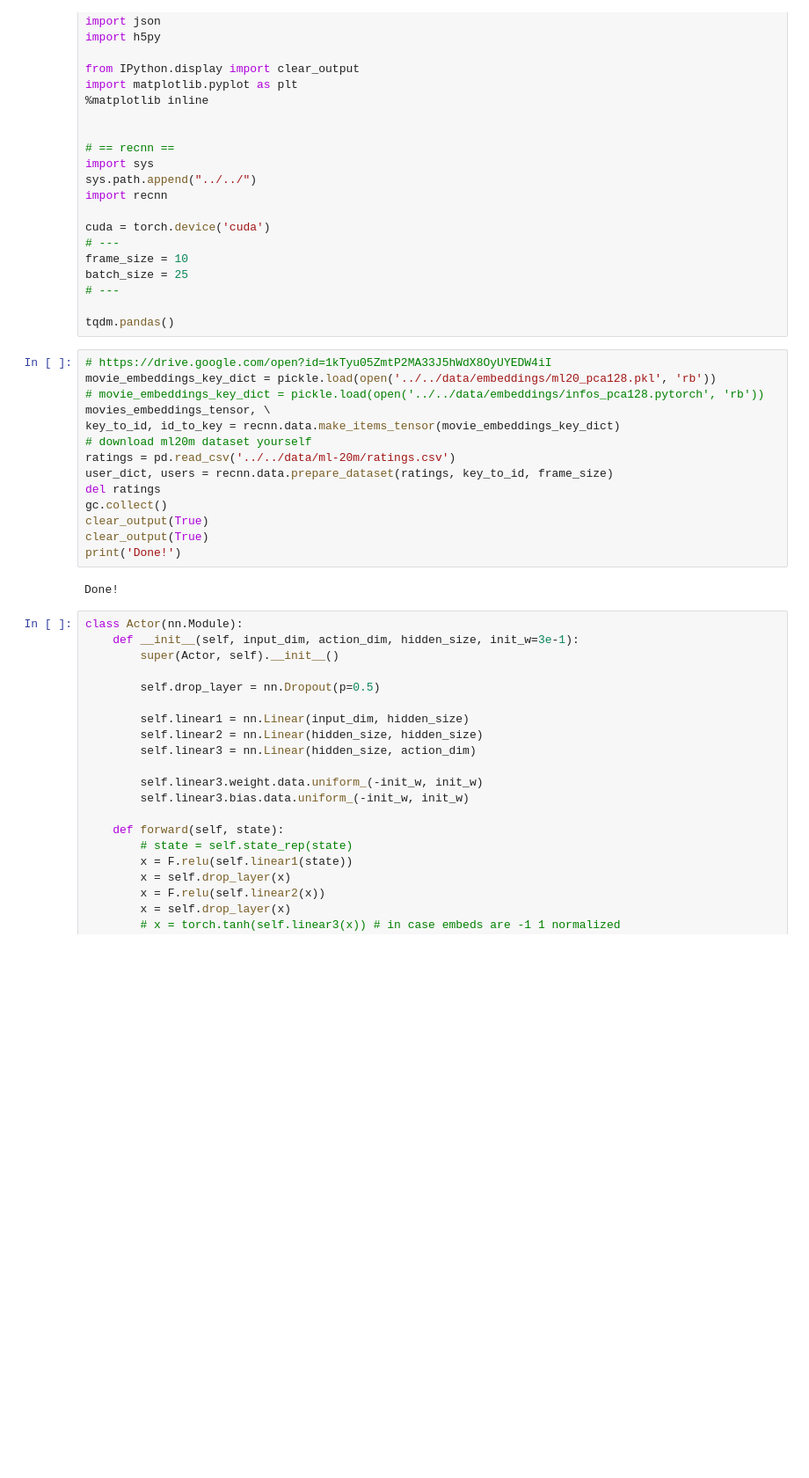
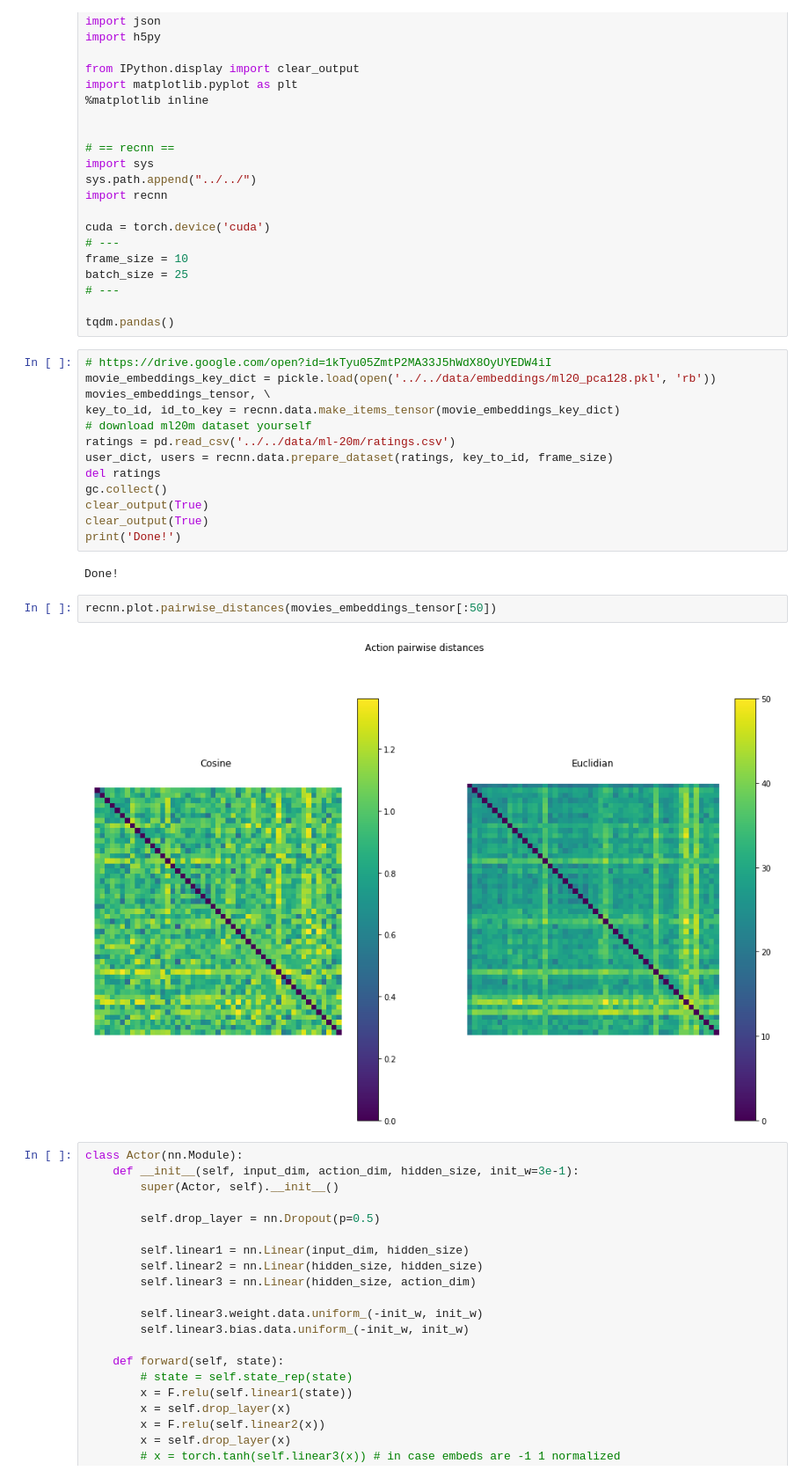
Before and after one commit to awarebayes/RecNN, a Jupyter notebook: examples/1. Vanilla RL/2. DDPG.ipynb, the cells around one changed output. Shown at 88% size. Cells and saved outputs as stored; diff of their text form; blank space fills up the shorter version.

```diff
--- a/examples/1. Vanilla RL/2. DDPG.ipynb
+++ b/examples/1. Vanilla RL/2. DDPG.ipynb
@@ -36,7 +36,6 @@ tqdm.pandas()
 # %%
 # https://drive.google.com/open?id=1kTyu05ZmtP2MA33J5hWdX8OyUYEDW4iI
 movie_embeddings_key_dict = pickle.load(open('../../data/embeddings/ml20_pca128.pkl', 'rb'))
-# movie_embeddings_key_dict = pickle.load(open('../../data/embeddings/infos_pca128.pytorch', 'rb'))
 movies_embeddings_tensor, \
 key_to_id, id_to_key = recnn.data.make_items_tensor(movie_embeddings_key_dict)
 # download ml20m dataset yourself
@@ -49,6 +48,10 @@ clear_output(True)
 print('Done!')
 # %% [output]
 Done!
+# %%
+recnn.plot.pairwise_distances(movies_embeddings_tensor[:50])
+# %% [output]
+[figure, added]
 # %%
 class Actor(nn.Module):
     def __init__(self, input_dim, action_dim, hidden_size, init_w=3e-1):
```
Also changed, not shown: parts of 10 cells of this notebook, 17 other files.
